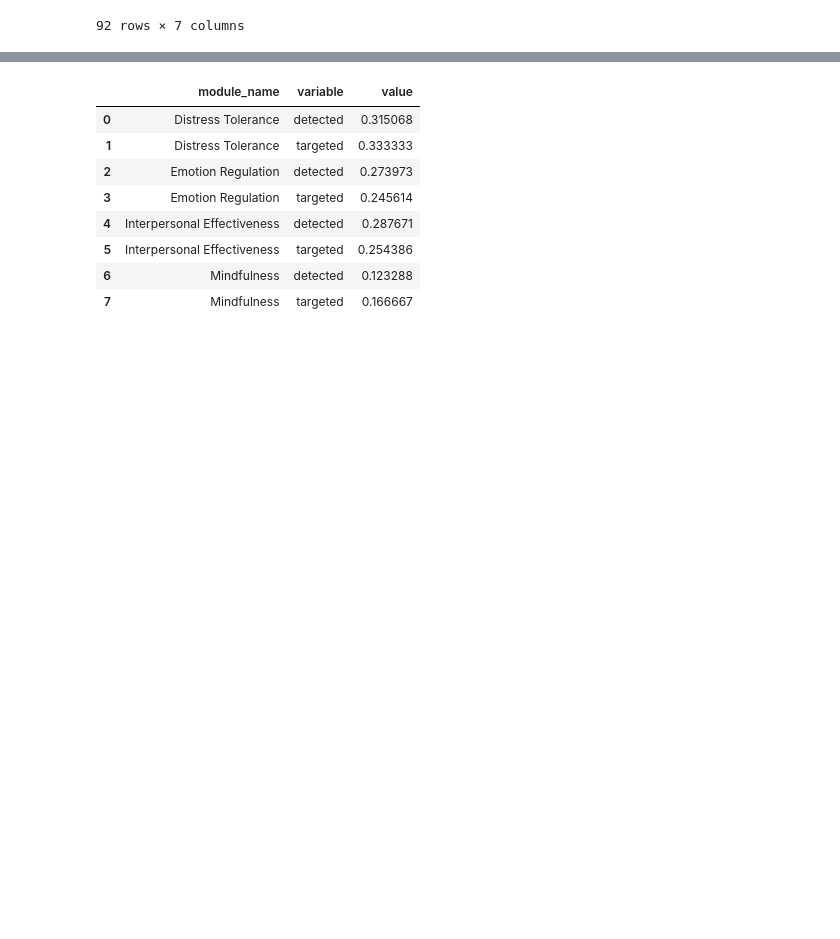
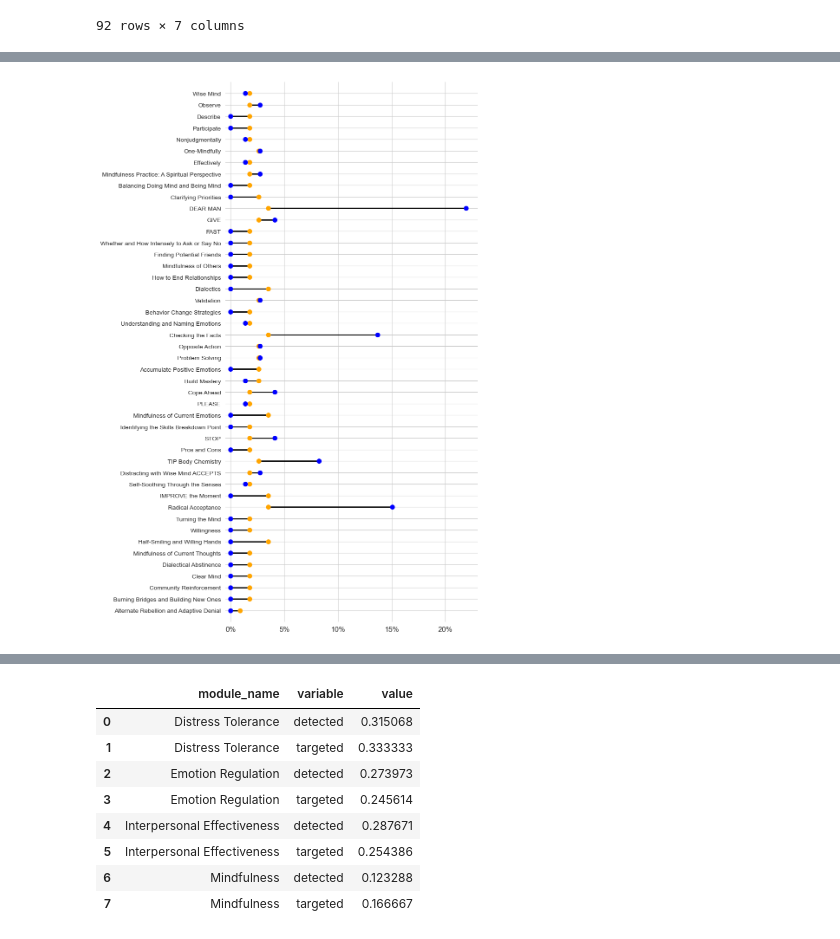
Before and after one commit to hecerinc/dbt-llm, a Jupyter notebook: src/Complete Pipeline.ipynb, the cells around one changed output, grey strips where cells are left out. Cells and saved outputs as stored; diff of their text form; code cells hidden in the pictures; blank space fills up the shorter version.

```diff
--- a/src/Complete Pipeline.ipynb
+++ b/src/Complete Pipeline.ipynb
@@ -413,0 +411,40 @@ sns.stripplot(skill_counts_df, y='skill_name', x='value', hue='variable', linewi
+# %%
+fig = plt.figure(figsize=(9,13))
+plt.scatter(
+    x=skill_counts_df['targeted'],
+    y=range(len(skill_counts_df)),
+    c='orange',
+    s=50,
+    zorder=2,
+)
+plt.scatter(
+    x=skill_counts_df['detected'],
+    y=range(len(skill_counts_df)),
+    c='blue',
+    s=50,
+    zorder=2,
+)
+for i in range(len(skill_counts_df)):
+    xmin_val = min(skill_counts_df['targeted'][i], skill_counts_df['detected'][i])
+    xmax_val = max(skill_counts_df['targeted'][i], skill_counts_df['detected'][i])
+    plt.hlines(
+        y = i,
+        xmin = xmin_val,
+        xmax = xmax_val,
+        colors='black',
+        lw=2,
+        zorder=1,
+    )
+
+fig.axes[0].set_yticks(range(len(skill_counts_df)), skill_counts_df['skill_name'])
+fig.axes[0].set_xticklabels([f'{x:.0%}' for x in fig.axes[0].get_xticks()], fontdict={'fontsize': 12})
+fig.axes[0].set_xlim(-0.005)
+fig.axes[0].set_ylim(-1, len(skill_counts_df))
+fig.axes[0].spines['left'].set_visible(False)
+fig.axes[0].spines['right'].set_visible(False)
+fig.axes[0].spines['top'].set_visible(False)
+fig.axes[0].spines['bottom'].set_visible(False)
+plt.gca().invert_yaxis()
+plt.tight_layout()
+# %% [output]
+[figure, added]
```
Also changed, not shown: parts of 10 cells of this notebook.
